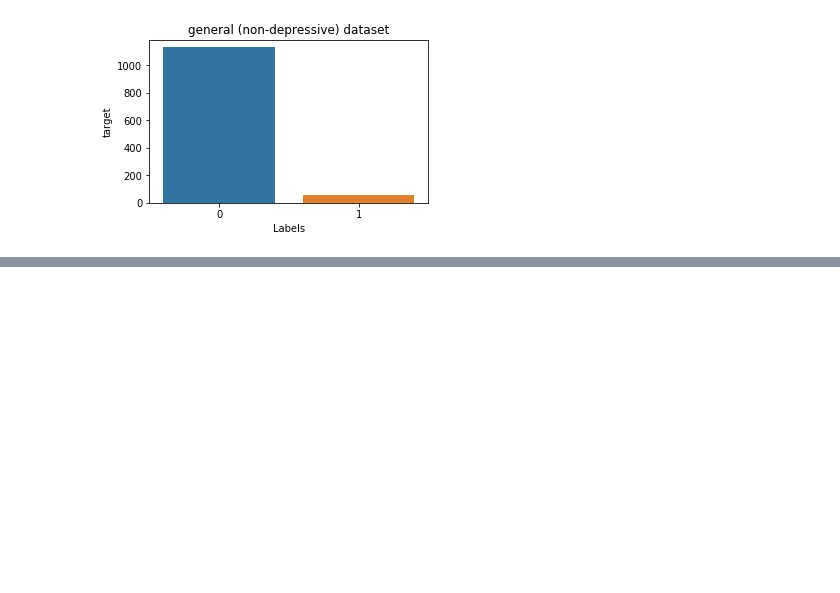
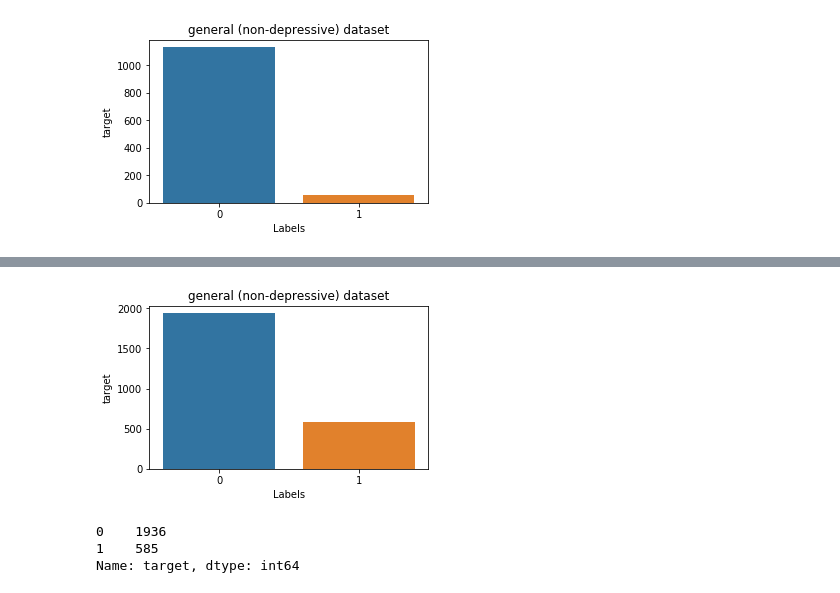
Before and after one commit to swcwang/depression-detection, a Jupyter notebook: 2_combine_datasets.ipynb, the cells around one changed output, grey strips where cells are left out. Cells and saved outputs as stored; diff of their text form; code cells hidden in the pictures; blank space fills up the shorter version.

```diff
--- a/2_combine_datasets.ipynb
+++ b/2_combine_datasets.ipynb
@@ -113,0 +111,18 @@ ax.set(xlabel='Labels');
+# %%
+df0 = df0[['Tweet','target']].copy()
+
+df1 = df1[['tweet_processed','target']].copy()
+df2 = df2[['tweet_processed','target']].copy()
+df3 = df3[['tweet_processed','target']].copy()
+df4 = df4[['tweet_processed','target']].copy()
+df5 = df5[['tweet_processed','target']].copy()
+df6 = df6[['tweet_processed','target']].copy()
+# %%
+df0 = df.rename(columns = {"Tweet": "tweet"})
+
+df1 = df1.rename(columns = {"tweet_processed": "tweet"})
+df2 = df2.rename(columns = {"tweet_processed": "tweet"})
+df3 = df3.rename(columns = {"tweet_processed": "tweet"})
+df4 = df4.rename(columns = {"tweet_processed": "tweet"})
+df5 = df5.rename(columns = {"tweet_processed": "tweet"})
+df6 = df6.rename(columns = {"tweet_processed": "tweet"})
@@ -113,0 +131,5 @@ ax.set(xlabel='Labels');
+# %%
+df_all = pd.concat([df0, df3, df4, df5, df6])
+# %%
+df_all = df_all.sample(frac=1).reset_index(drop=True)
+df_all.head(20)
@@ -113,0 +154,13 @@ ax.set(xlabel='Labels');
+# %%
+fig = plt.figure(figsize=(5,3))
+plt.title('general (non-depressive) dataset')
+ax = sns.barplot(x=df_all.target.unique(),y=df_all.target.value_counts());
+ax.set(xlabel='Labels');
+# %% [output]
+[figure, added]
+# %%
+df_all.target.value_counts()
+# %% [output]
+0    1936
+1    585
+Name: target, dtype: int64
```
Also changed, not shown: parts of 6 cells of this notebook, 2 other files.
